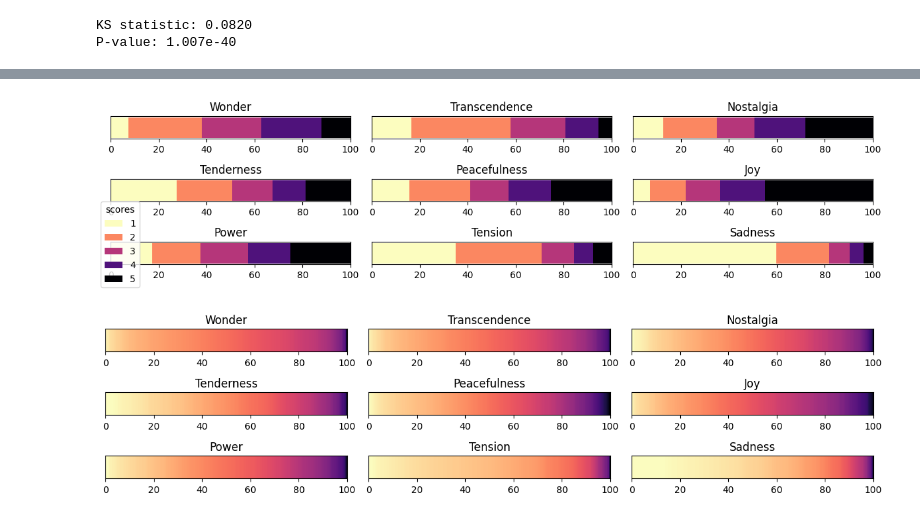
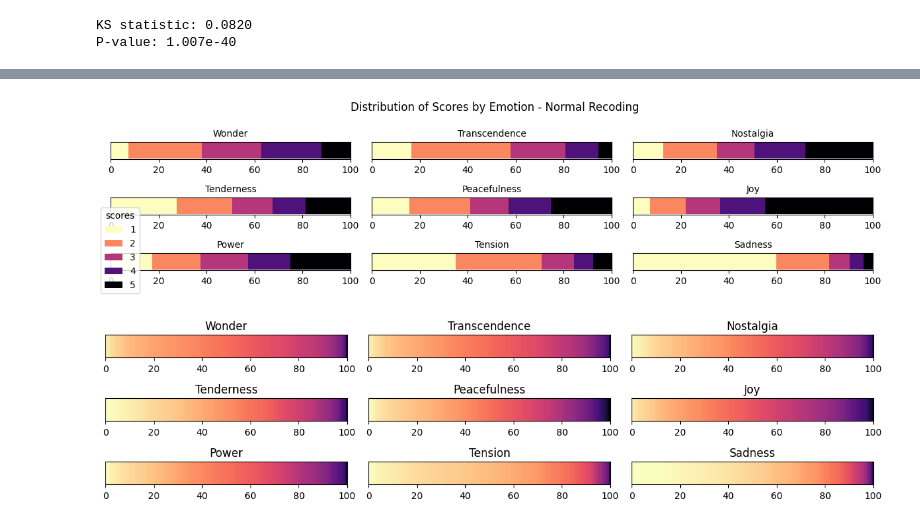
Before and after one commit to Squidez/MJF-GEMS-Annotations, a Jupyter notebook: data analysis.ipynb, the cells around one changed output, grey strips where cells are left out. Cells and saved outputs as stored; diff of their text form; code cells hidden in the pictures.

```diff
--- a/data analysis.ipynb
+++ b/data analysis.ipynb
@@ -147,15 +162,14 @@ emotions_col = ['Wonder', 'Transcendence', 'Nostalgia',
                 'Tenderness', 'Peacefulness', 'Joy',
                 'Power','Tension','Sadness']
 
-fig, axs = plt.subplots(3, 3, figsize=(5, 8))
+fig, axs = plt.subplots(3, 3, figsize=(6, 9))
 axs = axs.flatten()
 
 for i, emo in enumerate(emotions_col):
 
     axs[i].boxplot(df[emo])
     axs[i].set_title(f"{emo}")
-    # axs[i].set_ylabel(emo)
-    # axs[i].set_ylim(1, 5)
+
 
 plt.tight_layout()
 plt.show()
@@ -191,7 +205,6 @@ colors = cmap(np.linspace(0, 1, len(scores)))
 
 fig, axs = plt.subplots(3, 3, figsize=(12, 3), sharey=True)
 axs = axs.flatten()
-
 
 for i, col in enumerate(emotions_col):
 
@@ -212,15 +225,12 @@ for i, col in enumerate(emotions_col):
         )
         bottom += pct[score]
 
-    axs[i].set_title(col)
+    axs[i].set_title(col, fontsize=10)
     axs[i].set_xlim(0,100)
     axs[i].set_yticks([])
-    # axs[i].set_ylim(0, 100)
-
-# axs[0].set_xlabel("Percentage (%)")
-# axs[0].legend(title="Score", ncol=5, bbox_to_anchor=(0, -0.25), loc="best")
 
 plt.figlegend(title = 'scores', labels = [1,2,3,4,5], loc=3)
+fig.suptitle("Distribution of Scores by Emotion - Linear Recoding", fontsize=12)
 
 plt.tight_layout()
 plt.show()
@@ -265,15 +275,12 @@ for i, col in enumerate(emotions_col):
         )
         bottom += pct[score]
 
-    axs[i].set_title(col)
+    axs[i].set_title(col, fontsize=10)
     axs[i].set_xlim(0,100)
     axs[i].set_yticks([])
-    # axs[i].set_ylim(0, 100)
-
-# axs[0].set_xlabel("Percentage (%)")
-# axs[0].legend(title="Score", ncol=5, bbox_to_anchor=(0, -0.25), loc="best")
 
 plt.figlegend(title = 'scores', labels = [1,2,3,4,5], loc=3)
+fig.suptitle("Distribution of Scores by Emotion - Quantile Recoding", fontsize=12)
 
 plt.tight_layout()
 plt.show()
@@ -302,7 +309,7 @@ zscores = (all_scores-mu)/sigma
 cuts = [-0.84,-0.24,0.24,0.84] # Distribution normale std
 
 recoded_std_df = df.copy()
-recoded_std_df[emotions_col] = recoded_std_df[emotions_col].map(lambda x: (x-score_mean)/score_std)
+recoded_std_df[emotions_col] = recoded_std_df[emotions_col].map(lambda x: (x-mu)/sigma)
 recoded_std_df[emotions_col] = np.digitize(recoded_std_df[emotions_col], bins=cuts) + 1
 recoded_std_df.head()
 # %% [output]
@@ -317,38 +324,37 @@ fig, axs = plt.subplots(3, 3, figsize=(12, 3), sharey=True)
 axs = axs.flatten()
 
 for i, col in enumerate(emotions_col):
 
     pct = (
         recoded_std_df[col]
         .value_counts(normalize=True)
         .reindex(scores, fill_value=0)
         * 100
     )
 
     bottom = 0
     for score, color in zip(scores, colors):
         axs[i].barh(
             0,
             pct[score],
             left=bottom,
             color=color
         )
         bottom += pct[score]
 
-    axs[i].set_title(col)
+    axs[i].set_title(col, fontsize=10)
     axs[i].set_xlim(0,100)
     axs[i].set_yticks([])
-    # axs[i].set_ylim(0, 100)
 
-# axs[0].set_xlabel("Percentage (%)")
-# axs[0].legend(title="Score", ncol=5, bbox_to_anchor=(0, -0.25), loc="best")
 
 plt.figlegend(title = 'scores', labels = [1,2,3,4,5], loc=3)
+fig.suptitle("Distribution of Scores by Emotion - Normal Recoding", fontsize=12)
+
 
 plt.tight_layout()
 plt.show()
 # %% [output]
-[figure, old version]
+[figure, new version]
 # %%
 
 fig, axs = plt.subplots(3, 3, figsize=(12, 3), sharey=True)
```
Also changed, not shown: parts of 15 cells of this notebook, 4 other files.
